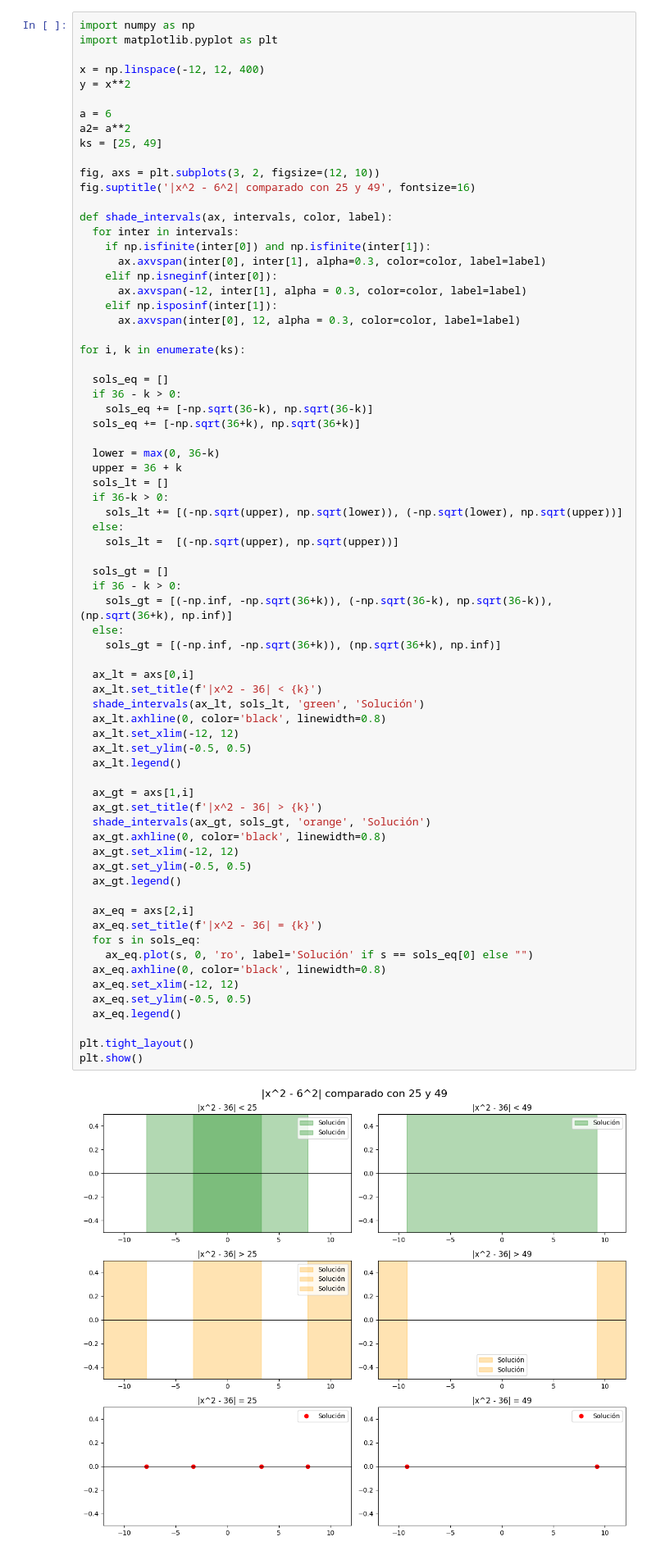
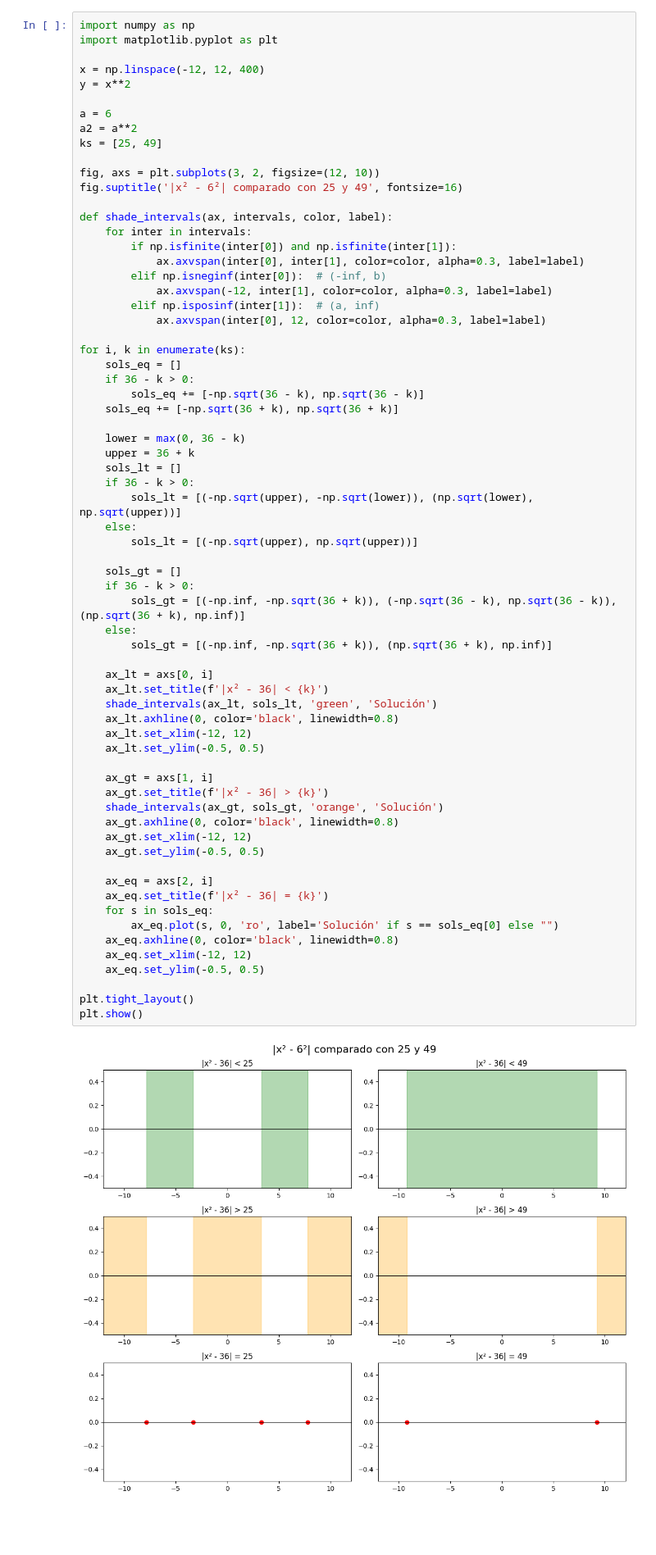
Before and after one commit to glugo-r/Limites-y-algo-mas, a Jupyter notebook: Límites_y_algo_más.ipynb, the cells around one changed output. Shown at 82% size. Saved outputs shown, nothing was run; the diff lists cells and outputs as text; blank space fills up the shorter version.

```diff
--- a/Límites_y_algo_más.ipynb
+++ b/Límites_y_algo_más.ipynb
@@ -1,76 +1,72 @@
 # %%
 import numpy as np
 import matplotlib.pyplot as plt
 
 x = np.linspace(-12, 12, 400)
 y = x**2
 
 a = 6
-a2= a**2
+a2 = a**2
 ks = [25, 49]
 
 fig, axs = plt.subplots(3, 2, figsize=(12, 10))
-fig.suptitle('|x^2 - 6^2| comparado con 25 y 49', fontsize=16)
+fig.suptitle('|x² - 6²| comparado con 25 y 49', fontsize=16)
 
 def shade_intervals(ax, intervals, color, label):
-  for inter in intervals:
-    if np.isfinite(inter[0]) and np.isfinite(inter[1]):
-      ax.axvspan(inter[0], inter[1], alpha=0.3, color=color, label=label)
-    elif np.isneginf(inter[0]):
-      ax.axvspan(-12, inter[1], alpha = 0.3, color=color, label=label)
-    elif np.isposinf(inter[1]):
-      ax.axvspan(inter[0], 12, alpha = 0.3, color=color, label=label)
+    for inter in intervals:
+        if np.isfinite(inter[0]) and np.isfinite(inter[1]):
+            ax.axvspan(inter[0], inter[1], color=color, alpha=0.3, label=label)
+        elif np.isneginf(inter[0]):  # (-inf, b)
+            ax.axvspan(-12, inter[1], color=color, alpha=0.3, label=label)
+        elif np.isposinf(inter[1]):  # (a, inf)
+            ax.axvspan(inter[0], 12, color=color, alpha=0.3, label=label)
 
 for i, k in enumerate(ks):
+    sols_eq = []
+    if 36 - k > 0:
+        sols_eq += [-np.sqrt(36 - k), np.sqrt(36 - k)]
+    sols_eq += [-np.sqrt(36 + k), np.sqrt(36 + k)]
 
-  sols_eq = []
-  if 36 - k > 0:
-    sols_eq += [-np.sqrt(36-k), np.sqrt(36-k)]
-  sols_eq += [-np.sqrt(36+k), np.sqrt(36+k)]
+    lower = max(0, 36 - k)
+    upper = 36 + k
+    sols_lt = []
+    if 36 - k > 0:
+        sols_lt = [(-np.sqrt(upper), -np.sqrt(lower)), (np.sqrt(lower), np.sqrt(upper))]
+    else:
+        sols_lt = [(-np.sqrt(upper), np.sqrt(upper))]
 
-  lower = max(0, 36-k)
-  upper = 36 + k
-  sols_lt = []
-  if 36-k > 0:
-    sols_lt += [(-np.sqrt(upper), np.sqrt(lower)), (-np.sqrt(lower), np.sqrt(upper))]
-  else:
-    sols_lt =  [(-np.sqrt(upper), np.sqrt(upper))]
+    sols_gt = []
+    if 36 - k > 0:
+        sols_gt = [(-np.inf, -np.sqrt(36 + k)), (-np.sqrt(36 - k), np.sqrt(36 - k)), (np.sqrt(36 + k), np.inf)]
+    else:
+        sols_gt = [(-np.inf, -np.sqrt(36 + k)), (np.sqrt(36 + k), np.inf)]
 
-  sols_gt = []
-  if 36 - k > 0:
-    sols_gt = [(-np.inf, -np.sqrt(36+k)), (-np.sqrt(36-k), np.sqrt(36-k)), (np.sqrt(36+k), np.inf)]
-  else:
-    sols_gt = [(-np.inf, -np.sqrt(36+k)), (np.sqrt(36+k), np.inf)]
+    ax_lt = axs[0, i]
+    ax_lt.set_title(f'|x² - 36| < {k}')
+    shade_intervals(ax_lt, sols_lt, 'green', 'Solución')
+    ax_lt.axhline(0, color='black', linewidth=0.8)
+    ax_lt.set_xlim(-12, 12)
+    ax_lt.set_ylim(-0.5, 0.5)
 
-  ax_lt = axs[0,i]
-  ax_lt.set_title(f'|x^2 - 36| < {k}')
-  shade_intervals(ax_lt, sols_lt, 'green', 'Solución')
-  ax_lt.axhline(0, color='black', linewidth=0.8)
-  ax_lt.set_xlim(-12, 12)
-  ax_lt.set_ylim(-0.5, 0.5)
-  ax_lt.legend()
+    ax_gt = axs[1, i]
+    ax_gt.set_title(f'|x² - 36| > {k}')
+    shade_intervals(ax_gt, sols_gt, 'orange', 'Solución')
+    ax_gt.axhline(0, color='black', linewidth=0.8)
+    ax_gt.set_xlim(-12, 12)
+    ax_gt.set_ylim(-0.5, 0.5)
 
-  ax_gt = axs[1,i]
-  ax_gt.set_title(f'|x^2 - 36| > {k}')
-  shade_intervals(ax_gt, sols_gt, 'orange', 'Solución')
-  ax_gt.axhline(0, color='black', linewidth=0.8)
-  ax_gt.set_xlim(-12, 12)
-  ax_gt.set_ylim(-0.5, 0.5)
-  ax_gt.legend()
-
-  ax_eq = axs[2,i]
-  ax_eq.set_title(f'|x^2 - 36| = {k}')
-  for s in sols_eq:
-    ax_eq.plot(s, 0, 'ro', label='Solución' if s == sols_eq[0] else "")
-  ax_eq.axhline(0, color='black', linewidth=0.8)
-  ax_eq.set_xlim(-12, 12)
-  ax_eq.set_ylim(-0.5, 0.5)
-  ax_eq.legend()
+    ax_eq = axs[2, i]
+    ax_eq.set_title(f'|x² - 36| = {k}')
+    for s in sols_eq:
+        ax_eq.plot(s, 0, 'ro', label='Solución' if s == sols_eq[0] else "")
+    ax_eq.axhline(0, color='black', linewidth=0.8)
+    ax_eq.set_xlim(-12, 12)
+    ax_eq.set_ylim(-0.5, 0.5)
 
 plt.tight_layout()
 plt.show()
 # %% [output]
-[figure, old version]
+[figure, new version]
 # %%
 import numpy as np
 import matplotlib.pyplot as plt
```
Also changed, not shown: 1 other file.
